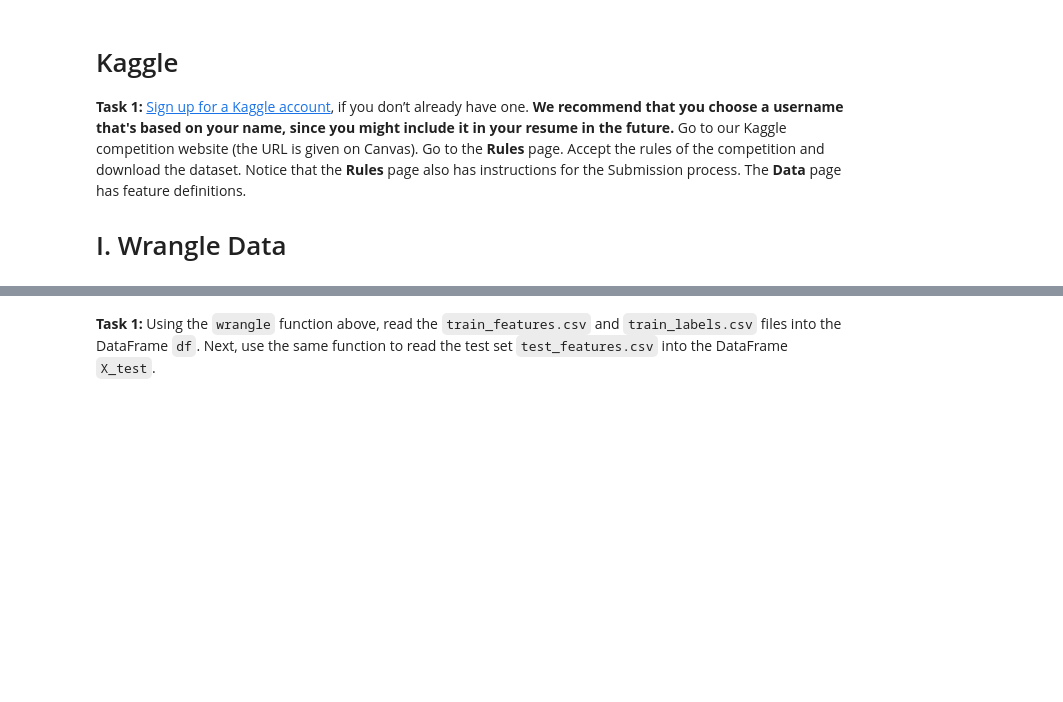
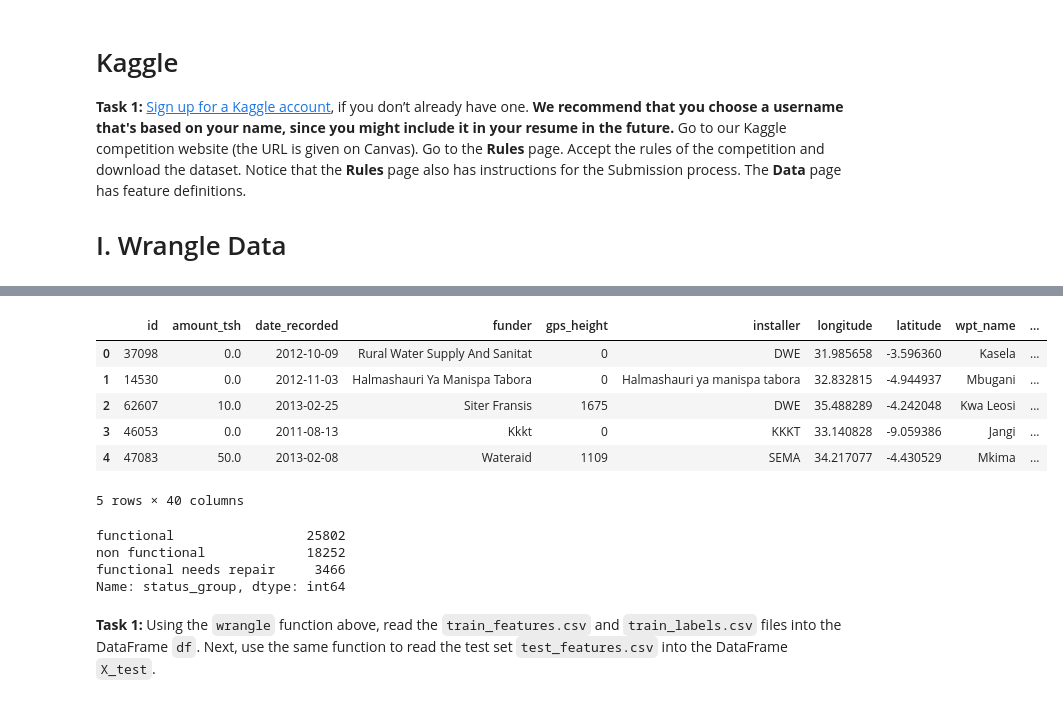
Before and after one commit to Vasanta2002/Data_Wrangling, a Jupyter notebook: module1-decision-trees/LS_DS_221_assignments.ipynb, the cells around one changed output, grey strips where cells are left out. Cells and saved outputs as stored; diff of their text form; code cells hidden in the pictures; blank space fills up the shorter version.

```diff
--- a/module1-decision-trees/LS_DS_221_assignments.ipynb
+++ b/module1-decision-trees/LS_DS_221_assignments.ipynb
@@ -39,0 +103,10 @@ You should limit yourself to the following libraries for this project:
+# %%
+test_features.head()
+# %% [output]
+|  | id | amount_tsh | date_recorded | funder | gps_height | installer | longitude | latitude | wpt_name | ... |
+| 0 | 37098 | 0.0 | 2012-10-09 | Rural Water Supply And Sanitat | 0 | DWE | 31.985658 | -3.596360 | Kasela | ... |
+| 1 | 14530 | 0.0 | 2012-11-03 | Halmashauri Ya Manispa Tabora | 0 | Halmashauri ya manispa tabora | 32.832815 | -4.944937 | Mbugani | ... |
+| 2 | 62607 | 10.0 | 2013-02-25 | Siter Fransis | 1675 | DWE | 35.488289 | -4.242048 | Kwa Leosi | ... |
+| 3 | 46053 | 0.0 | 2011-08-13 | Kkkt | 0 | KKKT | 33.140828 | -9.059386 | Jangi | ... |
+| 4 | 47083 | 50.0 | 2013-02-08 | Wateraid | 1109 | SEMA | 34.217077 | -4.430529 | Mkima | ... |
+5 rows × 40 columns
@@ -40 +116,8 @@ You should limit yourself to the following libraries for this project:
+# %%
+train['status_group'].value_counts()
+# %% [output]
+functional                 25802
+non functional             18252
+functional needs repair     3466
+Name: status_group, dtype: int64
 # %%
```
Also changed, not shown: parts of 24 cells of this notebook.
